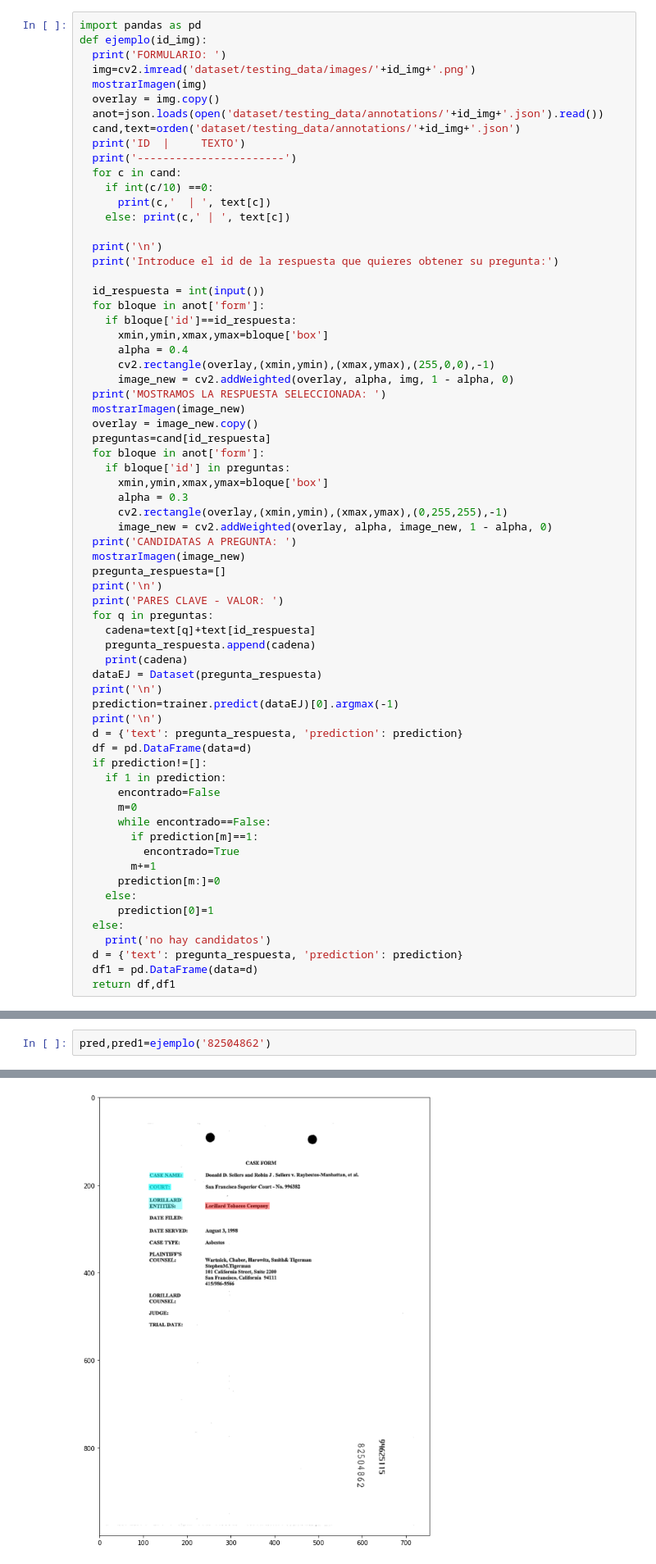
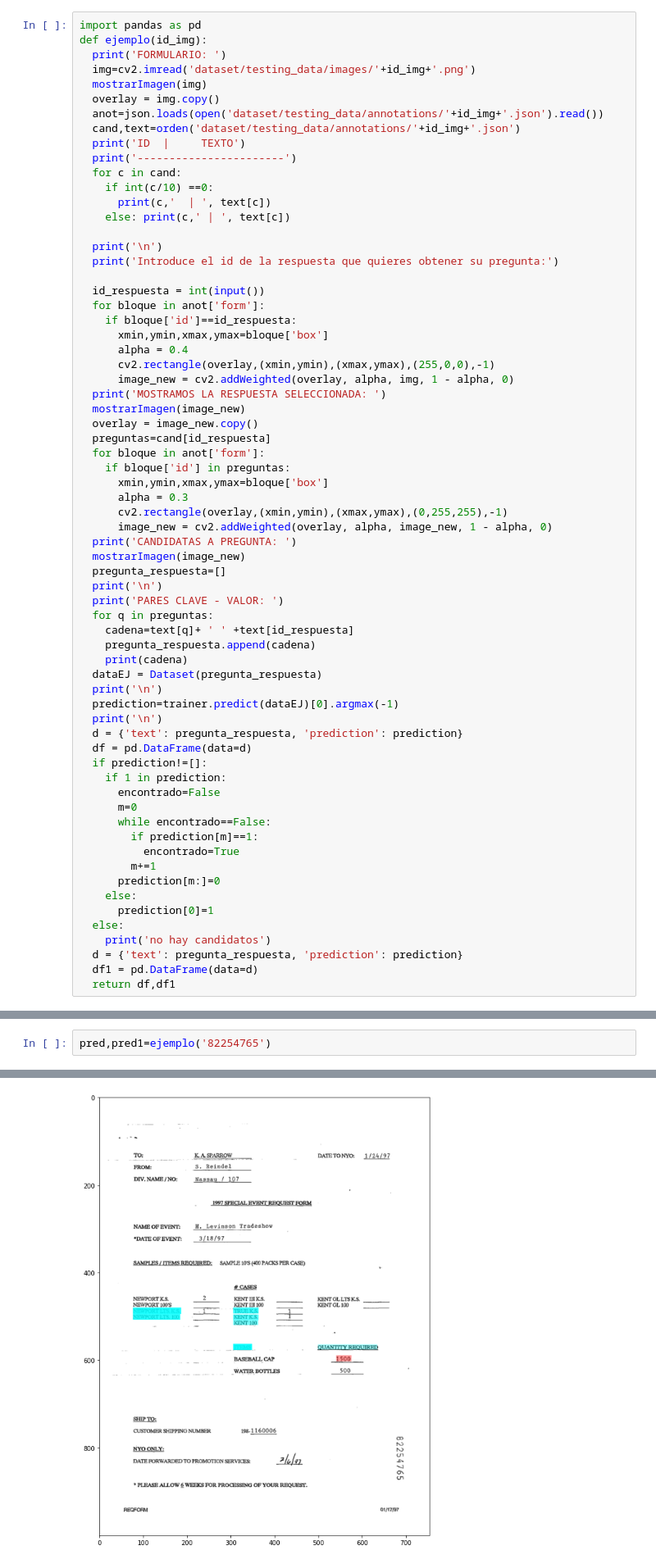
Before and after one commit to mavillot/FUNSD-Entity-Linking, a Jupyter notebook: Paso_a_paso.ipynb, the cells around one changed output, grey strips where cells are left out. Shown at 82% size. Saved outputs shown, nothing was run; the diff lists cells and outputs as text.

```diff
--- a/Paso_a_paso.ipynb
+++ b/Paso_a_paso.ipynb
@@ -247,7 +247,7 @@ def ejemplo(id_img):
   print('\n')
   print('PARES CLAVE - VALOR: ')
   for q in preguntas:
-    cadena=text[q]+text[id_respuesta]
+    cadena=text[q]+ ' ' +text[id_respuesta]
     pregunta_respuesta.append(cadena)
     print(cadena)
   dataEJ = Dataset(pregunta_respuesta)
@@ -374,6 +374,6 @@ pred1
 # %% [markdown]
 ### Ejemplo en el que no se predice ningun par clave valor como correcto
 # %%
-pred,pred1=ejemplo('82504862')
+pred,pred1=ejemplo('82254765')
 # %% [output]
 FORMULARIO:
@@ -395,3 +399,3 @@ MOSTRAMOS LA RESPUESTA SELECCIONADA:
 CANDIDATAS A PREGUNTA:
-[figure, old version]
+[figure, new version]
 ***** Running Prediction *****
```
Also changed, not shown: parts of 9 cells of this notebook.
